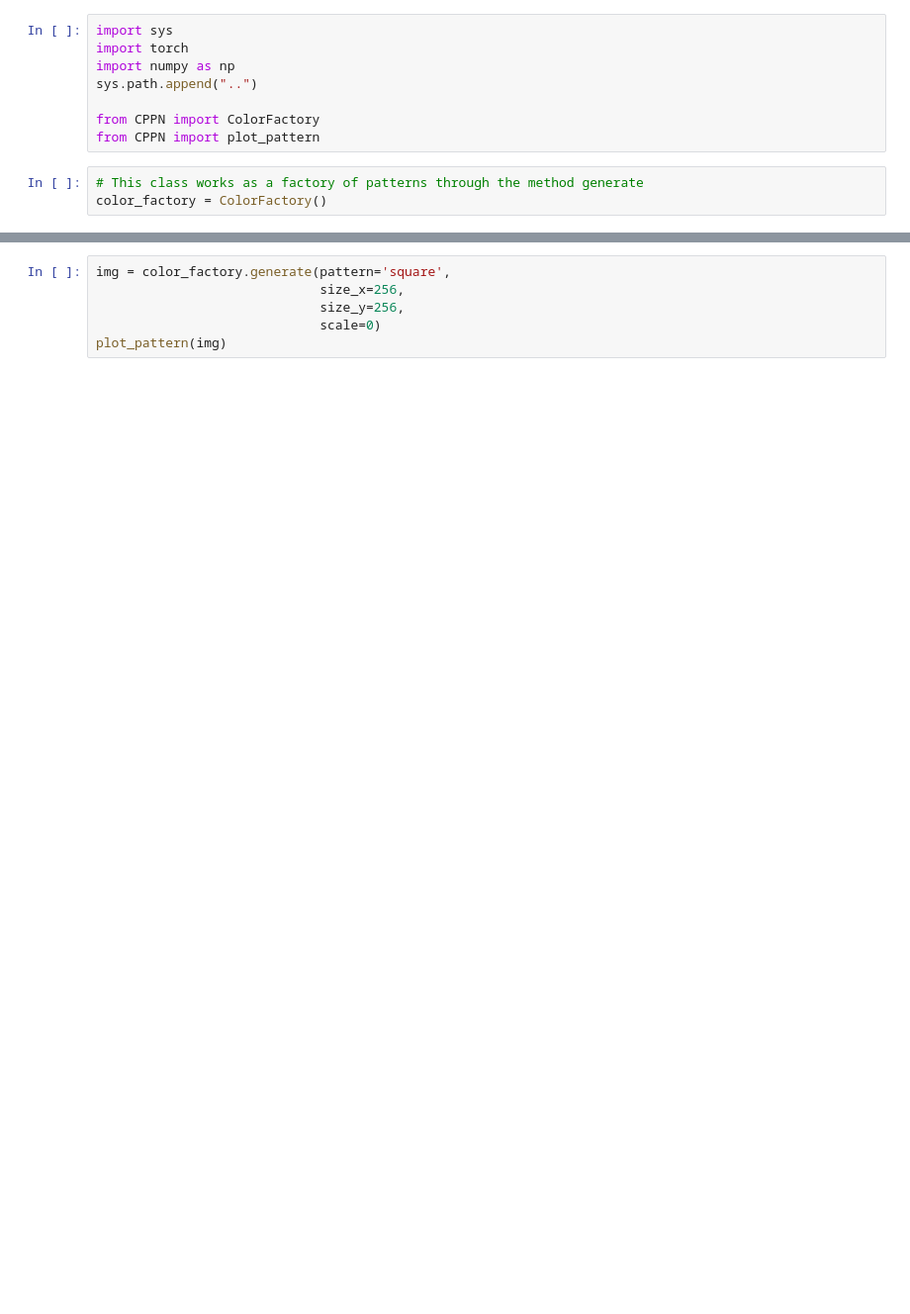
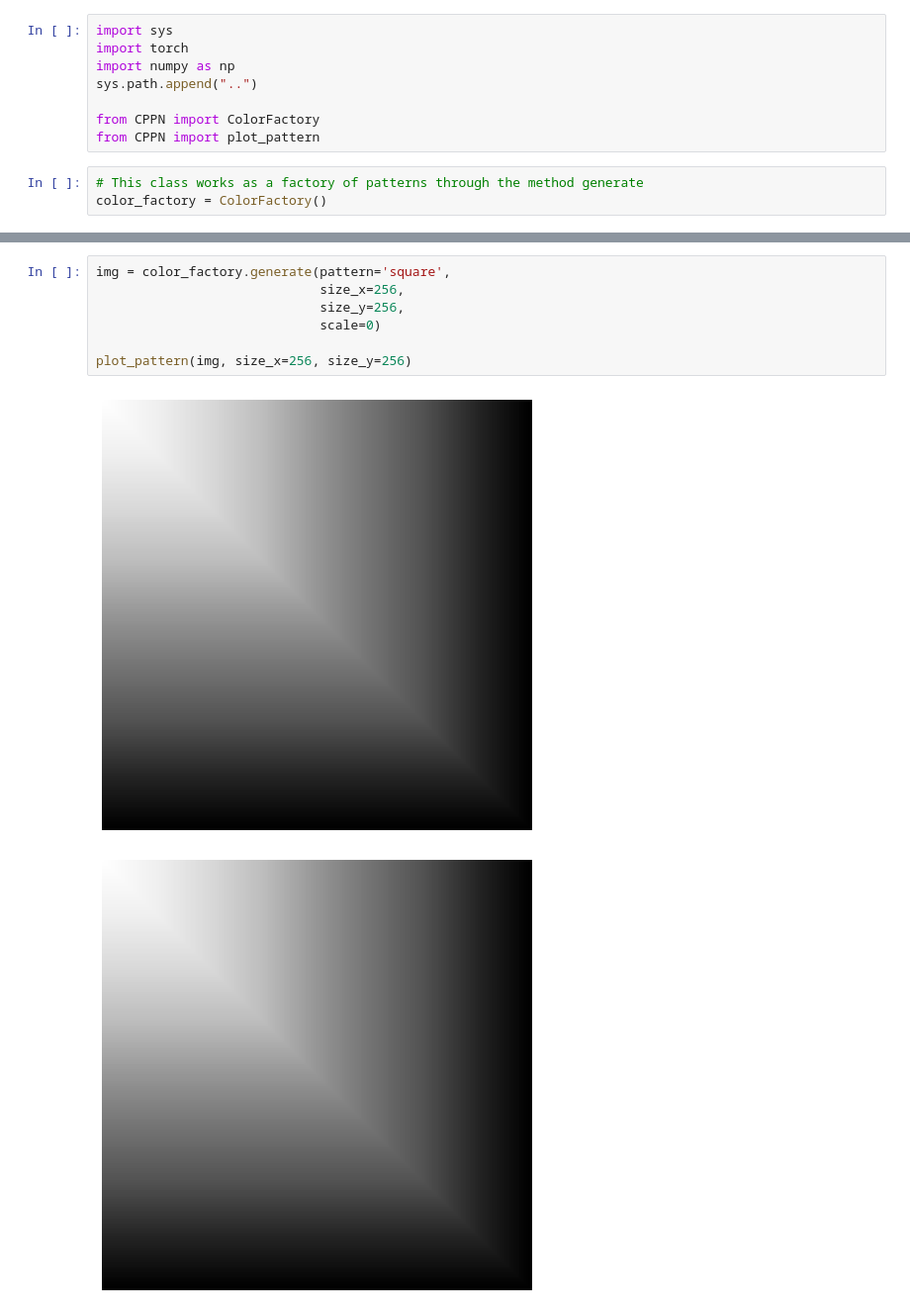
Before and after one commit to chucheria/CPPN, a Jupyter notebook: examples/generate_patterns.ipynb, the cells around one changed output, grey strips where cells are left out. Shown at 99% size. Cells and saved outputs as stored; diff of their text form; blank space fills up the shorter version.

```diff
--- a/examples/generate_patterns.ipynb
+++ b/examples/generate_patterns.ipynb
@@ -24,9 +32,13 @@ plot_pattern(img)
 # %%
 img = color_factory.generate(pattern='square',
                              size_x=256,
                              size_y=256,
                              scale=0)
-plot_pattern(img)
+
+plot_pattern(img, size_x=256, size_y=256)
+# %% [output]
+[figure, added]
+[figure, added]
 # %%
 img = color_factory.generate(pattern='circle',
                              size_x=256,
```
Also changed, not shown: parts of 5 cells of this notebook, 2 other files.
